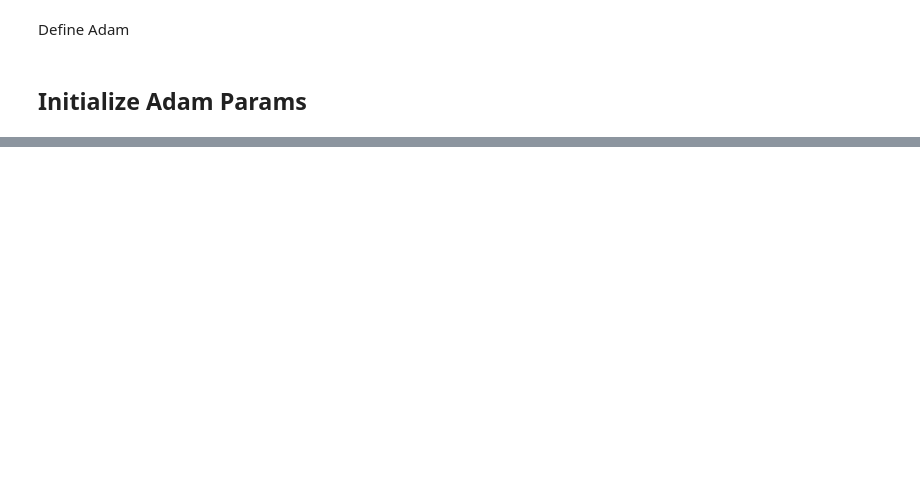
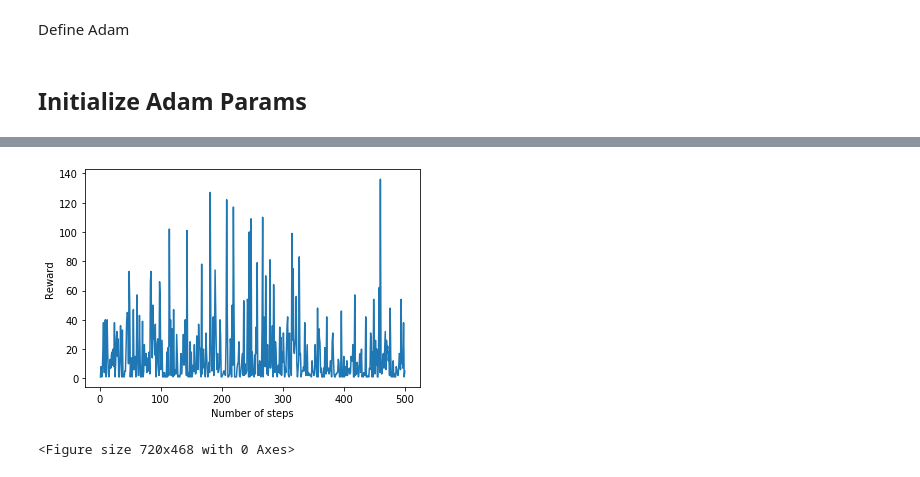
Before and after one commit to WZishan/Intro_RL_chessAssignment, a Jupyter notebook: Assignment3.27.ipynb, the cells around one changed output, grey strips where cells are left out. Cells and saved outputs as stored; diff of their text form; code cells hidden in the pictures; blank space fills up the shorter version.

```diff
--- a/Assignment3.27.ipynb
+++ b/Assignment3.27.ipynb
@@ -436,9 +435,9 @@ def SARSA(epsilon_0,beta,gamma,new_reward,new_feature):
 
     return R_save,N_moves_save
 # %%
-def SARSA_Adam(epsilon_0,beta,gamma,new_reward,new_feature):
+def SARSA_Adam(epsilon_0,beta,gamma,new_reward):
     #env=Chess_Env(size_board)
-    S,X,allowed_a=env.Initialise_game(new_feature)
+    S,X,allowed_a=env.Initialise_game()
     N_a=np.shape(allowed_a)[0]   # TOTAL NUMBER OF POSSIBLE ACTIONS
     N_in=np.shape(X)[0]    ## INPUT SIZE
     N_h=200                ## NUMBER OF HIDDEN NODES
@@ -470,7 +469,7 @@ def SARSA_Adam(epsilon_0,beta,gamma,new_reward,new_feature):
         Done=0                                   ## SET DONE TO ZERO (BEGINNING OF THE EPISODE)
         i = 1                                    ## COUNTER FOR NUMBER OF ACTIONS
 
-        S,X,allowed_a=env.Initialise_game(new_feature)      ## INITIALISE GAME
+        S,X,allowed_a=env.Initialise_game()      ## INITIALISE GAME
         #print("N_episodes",n)                    ## REMOVE THIS OF COURSE, WE USED THIS TO CHECK THAT IT WAS RUNNING
 
 
@@ -491,7 +490,7 @@ def SARSA_Adam(epsilon_0,beta,gamma,new_reward,new_feature):
             #S_next,X_next,allowed_a_next,R,Done=env.OneStep(a_agent)
 
             a_agent = EpsilonGreedy_Policy(Qvalues, epsilon_f, allowed_a)
-            S_next,X_next,allowed_a_next,R,Done=env.OneStep(a_agent,new_reward,new_feature)
+            S_next,X_next,allowed_a_next,R,Done=env.OneStep(a_agent,new_reward)
             #print("S",S,"action",a_agent,R,Done)
 
             ## THE EPISODE HAS ENDED, UPDATE...BE CAREFUL, THIS IS THE LAST STEP OF THE EPISODE
@@ -562,5 +583,5 @@ def SARSA_Adam(epsilon_0,beta,gamma,new_reward,new_feature):
 # %%
 N_episodes = 5000
-R_save,N_moves_save = SARSA(epsilon_0,beta,gamma,False,False)
+R_save,N_moves_save = SARSA_Adam(epsilon_0,beta,gamma,False)
 print(np.mean(R_save),np.mean(N_moves_save))
 # %% [output]
@@ -601,4 +588,0 @@ print(np.mean(R_save),np.mean(N_moves_save))
-# %%
-N_episodes = 5000
-newReward_R_save,newReward_N_moves_save = SARSA(epsilon_0,beta,gamma,new_reward=False,new_feature=True)
-print(np.mean(newReward_R_save),np.mean(newReward_N_moves_save))
@@ -640,4 +588,0 @@ print(np.mean(newReward_R_save),np.mean(newReward_N_moves_save))
-# %%
-N_episodes = 5000
-R_save,N_moves_save = SARSA_Adam(epsilon_0,beta,gamma,False,True)
-print(np.mean(R_save),np.mean(N_moves_save))
@@ -653,7 +599,10 @@ plt.show()
 # %%
 plt.figure()
-plt.plot(np.arange(1,N_episodes+1,1),newReward_R_save)
-plt.xlabel('Episode Number')
+plt.plot(np.arange(1,N_episodes+1,1),N_moves_save)
+plt.xlabel('Number of steps')
 plt.ylabel('Reward')
-plt.figure(figsize=(20, 10))
+plt.figure(figsize=(10, 6.5))
 plt.show()
+# %% [output]
+[figure, added]
+<Figure size 720x468 with 0 Axes>
```
Also changed, not shown: parts of 25 cells of this notebook.
